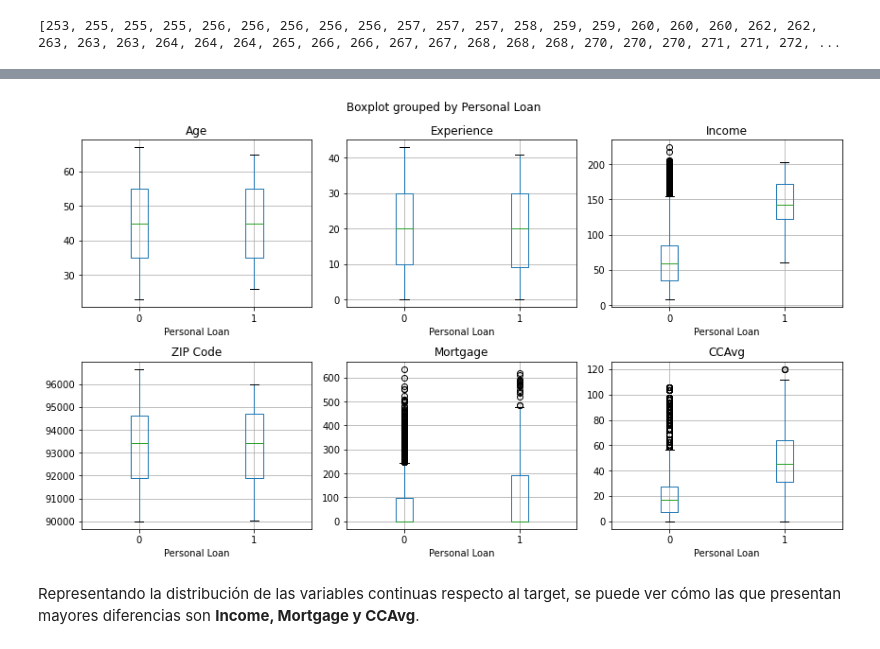
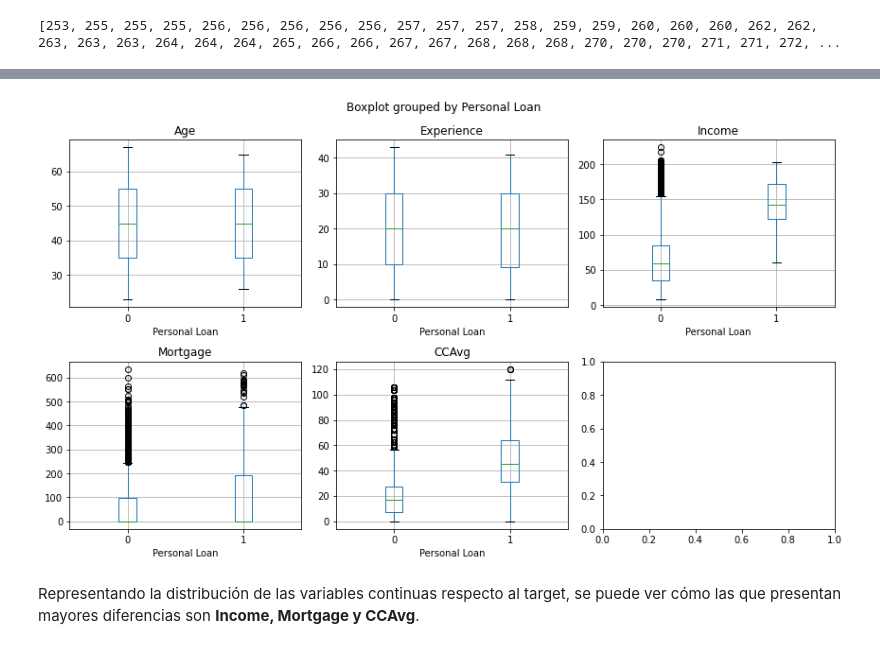
Before and after one commit to tvela/TFM_TomasVela, a Jupyter notebook: TFM_TomasVela.ipynb, the cells around one changed output, grey strips where cells are left out. Cells and saved outputs as stored; diff of their text form; code cells hidden in the pictures.

```diff
--- a/TFM_TomasVela.ipynb
+++ b/TFM_TomasVela.ipynb
@@ -448,7 +448,7 @@ Represento los histogramas y boxplot de las variables continuas:
 fig, axs = plt.subplots(nrows=2, ncols=3, figsize=(12, 6))
 axs = axs.ravel()
 
-for i, column in enumerate(['Age', 'Experience', 'Income', 'ZIP Code', 'Mortgage', 'CCAvg']):
+for i, column in enumerate(['Age', 'Experience', 'Income', 'Mortgage', 'CCAvg']):
     axs[i].hist(data[column], bins=10)
     axs[i].set_title(column)
 
@@ -460,7 +460,7 @@ plt.show()
 fig, axs = plt.subplots(nrows=2, ncols=3, figsize=(12, 6))
 axs = axs.ravel()
 
-for i, column in enumerate(['Age', 'Experience', 'Income', 'ZIP Code', 'Mortgage', 'CCAvg']):
+for i, column in enumerate(['Age', 'Experience', 'Income','Mortgage', 'CCAvg']):
     axs[i].boxplot(data[column], vert=False)
     axs[i].set_title(column)
 
@@ -543,0 +545,10 @@ Represento ahora los boxplot de las variables categóricas agrupadas por la vari
+# %%
+fig, axs = plt.subplots(nrows=2, ncols=3, figsize=(12, 6))
+axs = axs.ravel()
+
+for i, column in enumerate(['Age', 'Experience', 'Income', 'Mortgage', 'CCAvg']):
+    axs[i].hist(data[column], bins=10)
+    axs[i].set_title(column)
+
+plt.tight_layout()
+plt.show()
@@ -543,0 +557,10 @@ Represento ahora los boxplot de las variables categóricas agrupadas por la vari
+# %%
+fig, axs = plt.subplots(nrows=2, ncols=3, figsize=(12, 6))
+axs = axs.ravel()
+
+for i, column in enumerate(['Age', 'Experience', 'Income','Mortgage', 'CCAvg']):
+    axs[i].boxplot(data[column], vert=False)
+    axs[i].set_title(column)
+
+plt.tight_layout()
+plt.show()
@@ -544,16 +569,16 @@ Represento ahora los boxplot de las variables categóricas agrupadas por la vari
 # %%
 fig, axs = plt.subplots(nrows=2, ncols=3, figsize=(12, 7))
 
-for i, variable in enumerate(['Age', 'Experience', 'Income', 'ZIP Code', 'Mortgage', 'CCAvg']):
+for i, variable in enumerate(['Age', 'Experience', 'Income', 'Mortgage', 'CCAvg']):
     row = i // 3
     col = i % 3
     data.boxplot(column=variable, by="Personal Loan", ax=axs[row][col])
     axs[row][col].set_title(variable)
 
 plt.tight_layout()
 plt.show()
 # %% [output]
-[figure, old version]
+[figure, new version]
 # %% [markdown]
 Representando la distribución de las variables continuas respecto al target, se puede ver cómo las que presentan mayores diferencias son **Income, Mortgage y CCAvg**.
 # %% [markdown]
```
Also changed, not shown: parts of 8 cells of this notebook.
